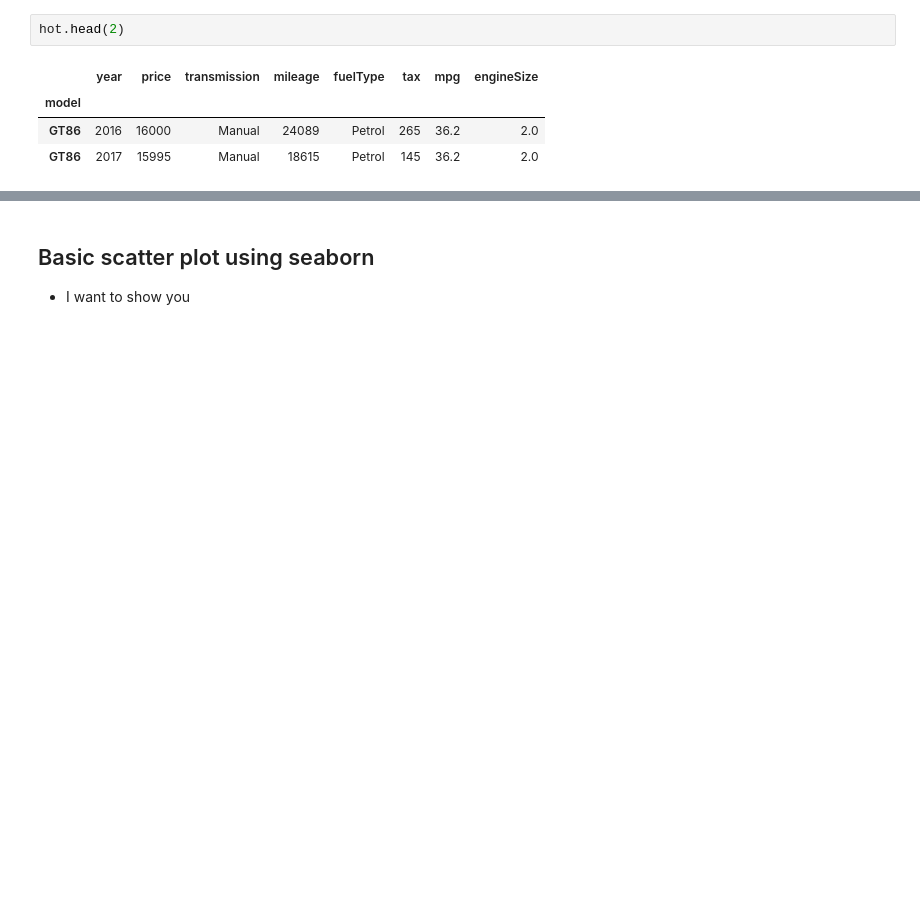
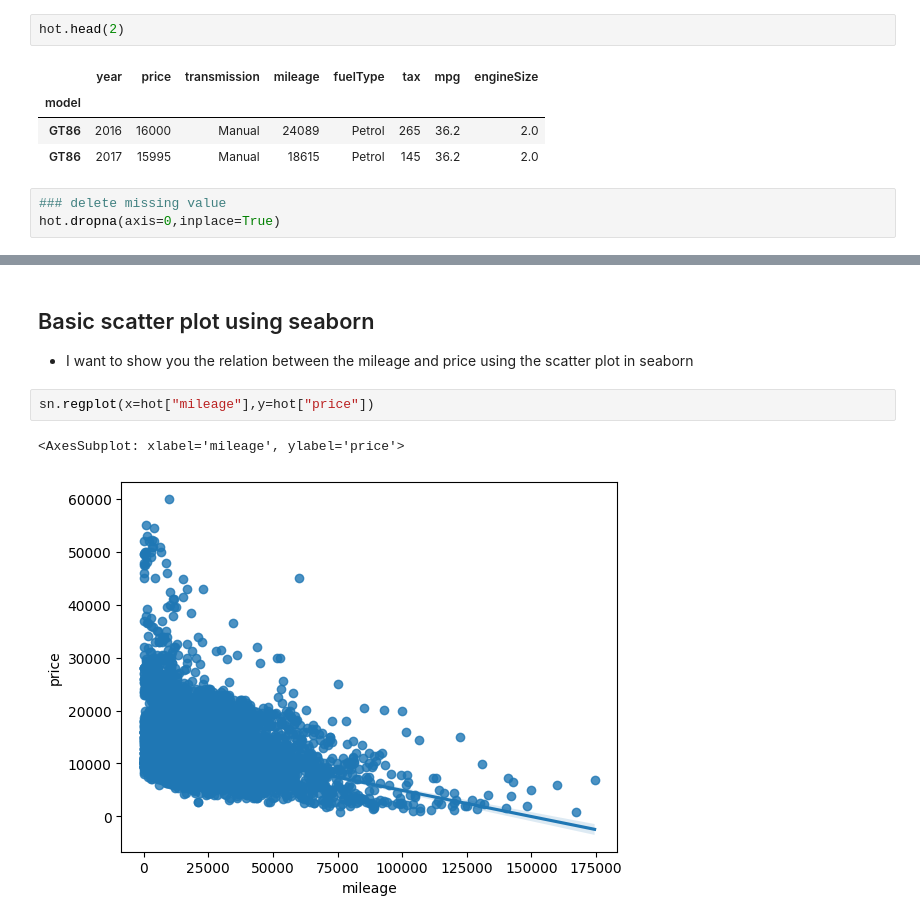
Before and after one commit to HasibullahAman/Data_Visulaization, a Jupyter notebook: Data_Visualization/Data_Visulization_Seborn.ipynb, the cells around one changed output, grey strips where cells are left out. Cells and saved outputs as stored; diff of their text form; blank space fills up the shorter version.

```diff
--- a/Data_Visualization/Data_Visulization_Seborn.ipynb
+++ b/Data_Visualization/Data_Visulization_Seborn.ipynb
@@ -69,3 +81,6 @@ hot.head(2)
 | model |  |  |  |  |  |  |  |  |
 | GT86 | 2016 | 16000 | Manual | 24089 | Petrol | 265 | 36.2 | 2.0 |
 | GT86 | 2017 | 15995 | Manual | 18615 | Petrol | 145 | 36.2 | 2.0 |
+# %%
+### delete missing value
+hot.dropna(axis=0,inplace=True)
@@ -72,3 +99,8 @@ hot.head(2)
 # %% [markdown]
 ## Basic scatter plot using seaborn
-- I want to show you
+- I want to show you the relation between the mileage and price using the scatter plot in seaborn
+# %%
+sn.regplot(x=hot["mileage"],y=hot["price"])
+# %% [output]
+<AxesSubplot: xlabel='mileage', ylabel='price'>
+[figure, added]
```
Also changed, not shown: parts of 6 cells of this notebook, 1 other file.
